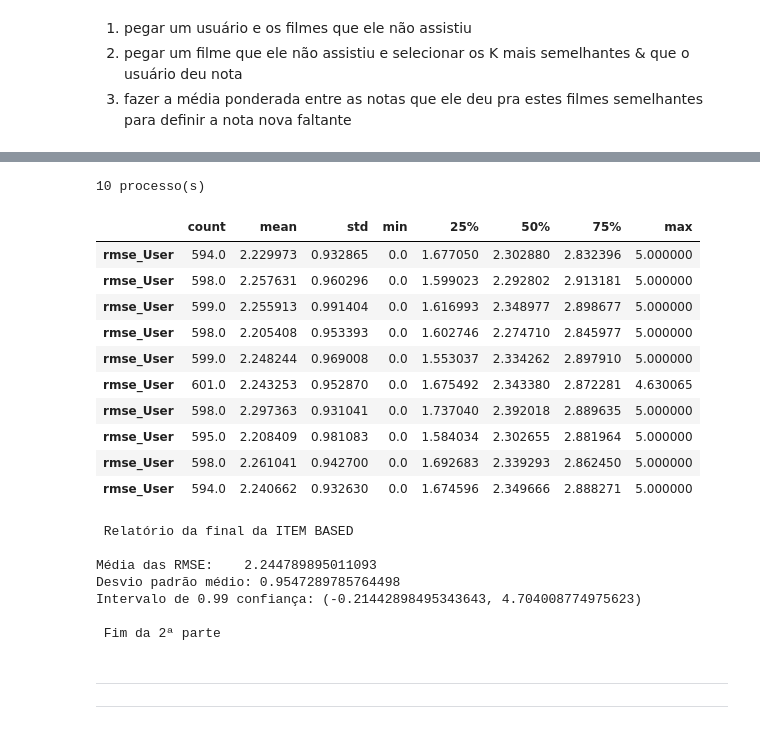
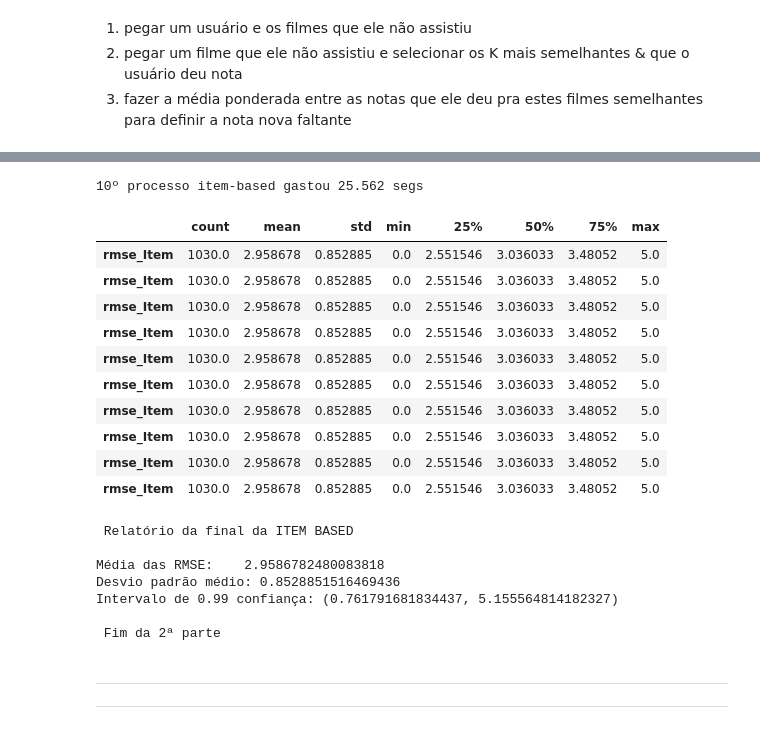
Before and after one commit to xnes/recsys, a Jupyter notebook: rec_sys_apresentacao_2.ipynb, the cells around one changed output, grey strips where cells are left out. Saved outputs shown, nothing was run; the diff lists cells and outputs as text; code cells hidden in the pictures.

```diff
--- a/rec_sys_apresentacao_2.ipynb
+++ b/rec_sys_apresentacao_2.ipynb
@@ -408,23 +412,25 @@ tt = Treino_Teste(ratings,10)
 resultado = []
 
 for i in range(tt.get_k()):
+    inicio = time.time()
     ratings_treino, ratings_teste = tt.get_treino_teste()
     matriz = gerar_matriz_movies_user(ratings_treino)
     gerar_matriz_similaridade_user(matriz)
     parcial = testar_user_based(ratings_teste)
-    print(f'{i+1} processo(s)', end='\r')
     resultado.append(parcial)
+    fim = time.time()
+    print(f'{i+1}º processo user-based gastou {round((fim - inicio),4)} segs', end='\r')
     tt.proxima_folha()
 
 resultado = pd.concat(resultado)
 display(resultado)
 
-medias = resultado['mean'].mean()
-desvios_padrao = resultado['std'].mean()
-confianca = 0.99
-conf_int = scipy.stats.norm.interval(confianca, loc=medias, scale=desvios_padrao)
+medias_u = resultado['mean'].mean()
+desvios_padrao_u = resultado['std'].mean()
+confianca_u = 0.99
+conf_int_u = scipy.stats.norm.interval(confianca_u, loc=medias_u, scale=desvios_padrao_u)
 print_destaque('Relatório da final da USER BASED')
-print(f"Média das RMSE:    {medias}\nDesvio padrão médio: {desvios_padrao}")
-print(f"Intervalo de {confianca} confiança: {conf_int}\n")
+print(f"Média das RMSE:    {medias_u}\nDesvio padrão médio: {desvios_padrao_u}")
+print(f"Intervalo de {confianca_u} confiança: {conf_int_u}\n")
 print_destaque('Fim da 1ª parte')
 # %% [output]
@@ -506,6 +512,8 @@ def predizer_notas_item_b(usuario, filmes, matriz_similaridade=movies_cosine, ma
 
     for filme in filmes:  #Para cada filme que desejamos a predição, obterei aqueles mais similares
         filmes_mais_similares = obter_mais_similares(filme, matriz_similaridade, k, 0.2)
+        if(len(filmes_mais_similares)==0):
+            continue
         similares_vistos = list(set(filmes_mais_similares.index) & set_avaliados) #e ver quais que já foram avaliados
         numerador = 0
         denominador = 0
@@ -527,7 +535,7 @@ def predizer_notas_item_b(usuario, filmes, matriz_similaridade=movies_cosine, ma
                 resultado.at['Item Pred',filme] = 0
             resultado.at['# Notas',filme] = qtd_notas
             #recomendacao.loc[len(recomendacao)] = [int(filme), round(numerador/denominador,2), qtd_notas]
-    return resultado
+    return resultado.fillna(0)
 
 
 filmes_não_avaliados = listar_filmes_nao_vistos(1)
@@ -555,59 +563,60 @@ recomendacao.head(20)
 # %%
 def testar_predicao_item_based(userId, filmes, notas_reais):
     notas_preditas = predizer_notas_item_b(userId, filmes, movies_cosine, ratings_filmes,25,0)
     notas_preditas = notas_preditas.loc["Item Pred"].values.tolist()
     return calcular_rmse(notas_reais,notas_preditas)
 
 def testar_item_based(teste = ratings_teste):
     usuarios_teste = list(set(teste.userId))
-    estatistica_user_based = pd.DataFrame(index = usuarios_teste)
+    estatistica_item_based = pd.DataFrame(index = usuarios_teste)
     for usuario in usuarios_teste:
         filmes_teste =  get_filmes_teste(usuario)
         notas_dadas = get_notas_teste(usuario)
-        estatistica_user_based.at[usuario,"rmse_User"]=testar_predicao_item_based(usuario, filmes_teste, notas_dadas)
-    estatistica_user_based['rmse_User'].std()
-    return estatistica_user_based.describe().T
+        estatistica_item_based.at[usuario,"rmse_Item"]=testar_predicao_item_based(usuario, filmes_teste, notas_dadas)
+    estatistica_item_based['rmse_Item'].std()
+    return estatistica_item_based.describe().T
 
 resultado = []
 
 for i in range(tt.get_k()):
-    ratings_treino, ratings_teste = tt.get_treino_teste()
+    inicio = time.time()
     matriz = gerar_matriz_movies_user(ratings_treino).T
     gerar_matriz_similaridade_item(matriz)
     parcial = testar_item_based(ratings_teste)
-    print(f'{i+1} processo(s)', end='\r')
     resultado.append(parcial)
+    fim = time.time()
+    print(f'{i+1}º processo item-based gastou {round((fim - inicio),3)} segs', end='\r')
     tt.proxima_folha()
 
 resultado = pd.concat(resultado)
 display(resultado)
 
-medias = resultado['mean'].mean()
-desvios_padrao = resultado['std'].mean()
-confianca = 0.99
-conf_int = scipy.stats.norm.interval(confianca, loc=medias, scale=desvios_padrao)
+medias_i = resultado['mean'].mean()
+desvios_padrao_i = resultado['std'].mean()
+confianca_i = 0.99
+conf_int_i = scipy.stats.norm.interval(confianca_i, loc=medias_i, scale=desvios_padrao_i)
 print_destaque('Relatório da final da ITEM BASED')
-print(f"Média das RMSE:    {medias}\nDesvio padrão médio: {desvios_padrao}")
-print(f"Intervalo de {confianca} confiança: {conf_int}\n")
+print(f"Média das RMSE:    {medias_i}\nDesvio padrão médio: {desvios_padrao_i}")
+print(f"Intervalo de {confianca_i} confiança: {conf_int_i}\n")
 print_destaque('Fim da 2ª parte')
 # %% [output]
-10 processo(s)
+10º processo item-based gastou 25.562 segs
 |  | count | mean | std | min | 25% | 50% | 75% | max |
-| rmse_User | 594.0 | 2.229973 | 0.932865 | 0.0 | 1.677050 | 2.302880 | 2.832396 | 5.000000 |
-| rmse_User | 598.0 | 2.257631 | 0.960296 | 0.0 | 1.599023 | 2.292802 | 2.913181 | 5.000000 |
-| rmse_User | 599.0 | 2.255913 | 0.991404 | 0.0 | 1.616993 | 2.348977 | 2.898677 | 5.000000 |
-| rmse_User | 598.0 | 2.205408 | 0.953393 | 0.0 | 1.602746 | 2.274710 | 2.845977 | 5.000000 |
-| rmse_User | 599.0 | 2.248244 | 0.969008 | 0.0 | 1.553037 | 2.334262 | 2.897910 | 5.000000 |
-| rmse_User | 601.0 | 2.243253 | 0.952870 | 0.0 | 1.675492 | 2.343380 | 2.872281 | 4.630065 |
-| rmse_User | 598.0 | 2.297363 | 0.931041 | 0.0 | 1.737040 | 2.392018 | 2.889635 | 5.000000 |
-| rmse_User | 595.0 | 2.208409 | 0.981083 | 0.0 | 1.584034 | 2.302655 | 2.881964 | 5.000000 |
-| rmse_User | 598.0 | 2.261041 | 0.942700 | 0.0 | 1.692683 | 2.339293 | 2.862450 | 5.000000 |
-| rmse_User | 594.0 | 2.240662 | 0.932630 | 0.0 | 1.674596 | 2.349666 | 2.888271 | 5.000000 |
+| rmse_Item | 1030.0 | 2.958678 | 0.852885 | 0.0 | 2.551546 | 3.036033 | 3.48052 | 5.0 |
+| rmse_Item | 1030.0 | 2.958678 | 0.852885 | 0.0 | 2.551546 | 3.036033 | 3.48052 | 5.0 |
+| rmse_Item | 1030.0 | 2.958678 | 0.852885 | 0.0 | 2.551546 | 3.036033 | 3.48052 | 5.0 |
+| rmse_Item | 1030.0 | 2.958678 | 0.852885 | 0.0 | 2.551546 | 3.036033 | 3.48052 | 5.0 |
+| rmse_Item | 1030.0 | 2.958678 | 0.852885 | 0.0 | 2.551546 | 3.036033 | 3.48052 | 5.0 |
+| rmse_Item | 1030.0 | 2.958678 | 0.852885 | 0.0 | 2.551546 | 3.036033 | 3.48052 | 5.0 |
+| rmse_Item | 1030.0 | 2.958678 | 0.852885 | 0.0 | 2.551546 | 3.036033 | 3.48052 | 5.0 |
+| rmse_Item | 1030.0 | 2.958678 | 0.852885 | 0.0 | 2.551546 | 3.036033 | 3.48052 | 5.0 |
+| rmse_Item | 1030.0 | 2.958678 | 0.852885 | 0.0 | 2.551546 | 3.036033 | 3.48052 | 5.0 |
+| rmse_Item | 1030.0 | 2.958678 | 0.852885 | 0.0 | 2.551546 | 3.036033 | 3.48052 | 5.0 |
  Relatório da final da ITEM BASED
 
-Média das RMSE:    2.244789895011093
-Desvio padrão médio: 0.9547289785764498
-Intervalo de 0.99 confiança: (-0.21442898495343643, 4.704008774975623)
+Média das RMSE:    2.9586782480083818
+Desvio padrão médio: 0.8528851516469436
+Intervalo de 0.99 confiança: (0.761791681834437, 5.155564814182327)
 
  Fim da 2ª parte
 # %% [markdown]
```
Also changed, not shown: parts of 27 cells of this notebook.
